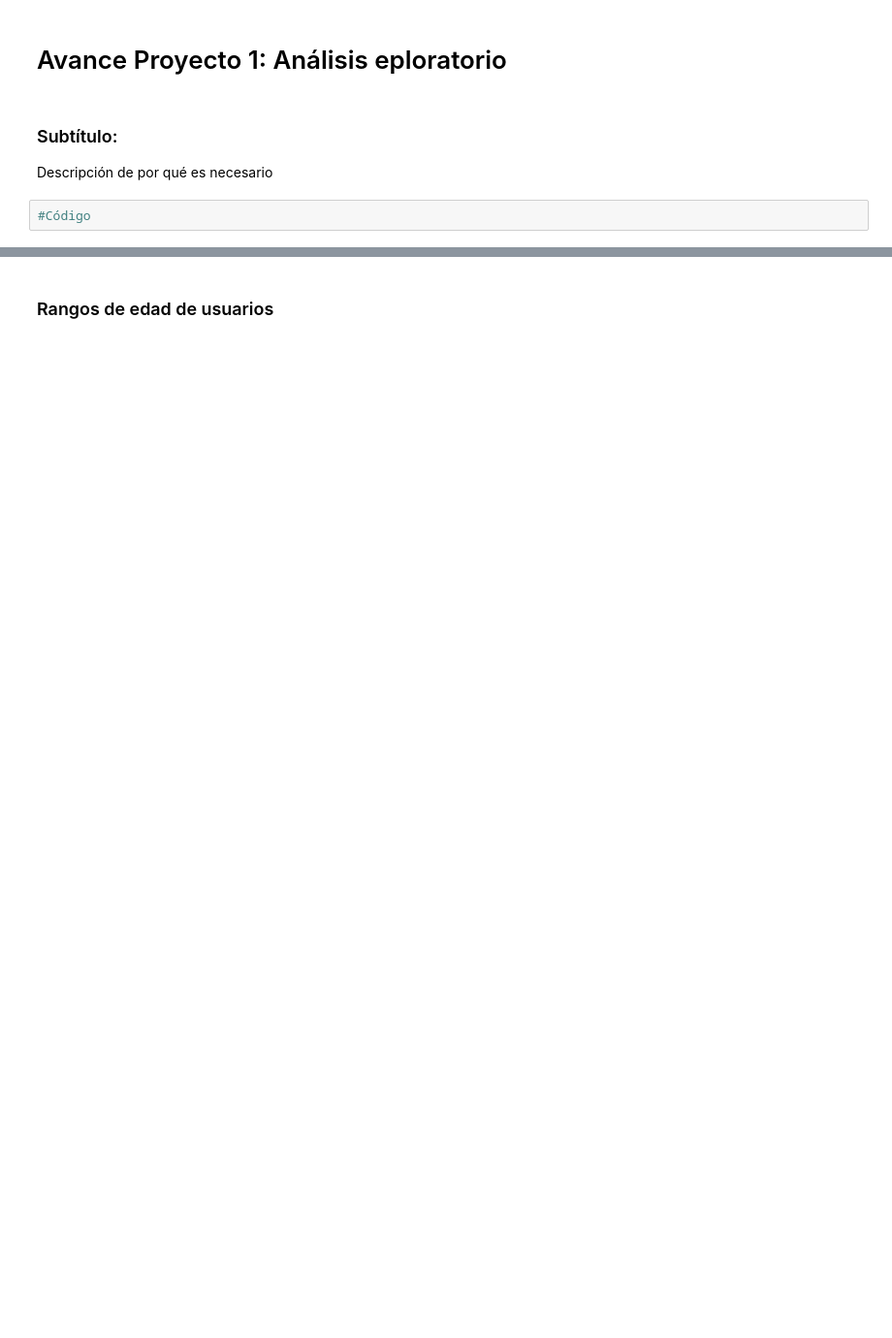
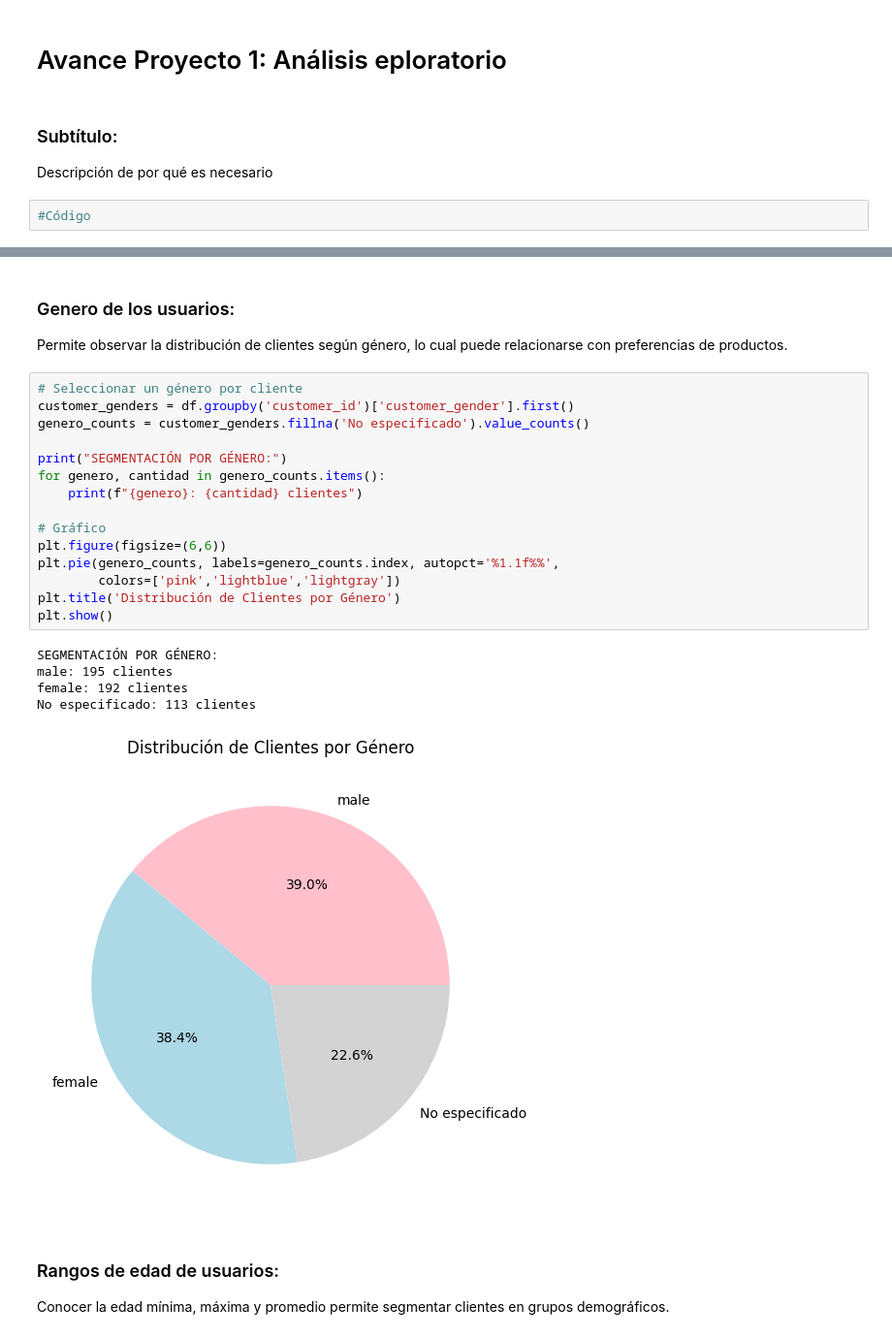
Before and after one commit to marflowersmar/ML25_MD_2025, a Jupyter notebook: src/ml25/P01_avance/Analisis_exploratorio.ipynb, the cells around one changed output, grey strips where cells are left out. Shown at 97% size. Drawn from its saved outputs; the diff is of its cells as text; blank space fills up the shorter version.

```diff
--- a/src/ml25/P01_avance/Analisis_exploratorio.ipynb
+++ b/src/ml25/P01_avance/Analisis_exploratorio.ipynb
@@ -148,3 +75,29 @@ Segmentación guardada en 'segmentacion_genero.json'
+# %% [markdown]
+### Genero de los usuarios:
+
+Permite observar la distribución de clientes según género, lo cual puede relacionarse con preferencias de productos.
+# %%
+# Seleccionar un género por cliente
+customer_genders = df.groupby('customer_id')['customer_gender'].first()
+genero_counts = customer_genders.fillna('No especificado').value_counts()
+
+print("SEGMENTACIÓN POR GÉNERO:")
+for genero, cantidad in genero_counts.items():
+    print(f"{genero}: {cantidad} clientes")
+
+# Gráfico
+plt.figure(figsize=(6,6))
+plt.pie(genero_counts, labels=genero_counts.index, autopct='%1.1f%%',
+        colors=['pink','lightblue','lightgray'])
+plt.title('Distribución de Clientes por Género')
+plt.show()
+# %% [output]
+SEGMENTACIÓN POR GÉNERO:
+male: 195 clientes
+female: 192 clientes
+No especificado: 113 clientes
+[figure, added]
 # %% [markdown]
-### Rangos de edad de usuarios
+### Rangos de edad de usuarios:
+Conocer la edad mínima, máxima y promedio permite segmentar clientes en grupos demográficos.
 # %%
```
Also changed, not shown: parts of 12 cells of this notebook.
